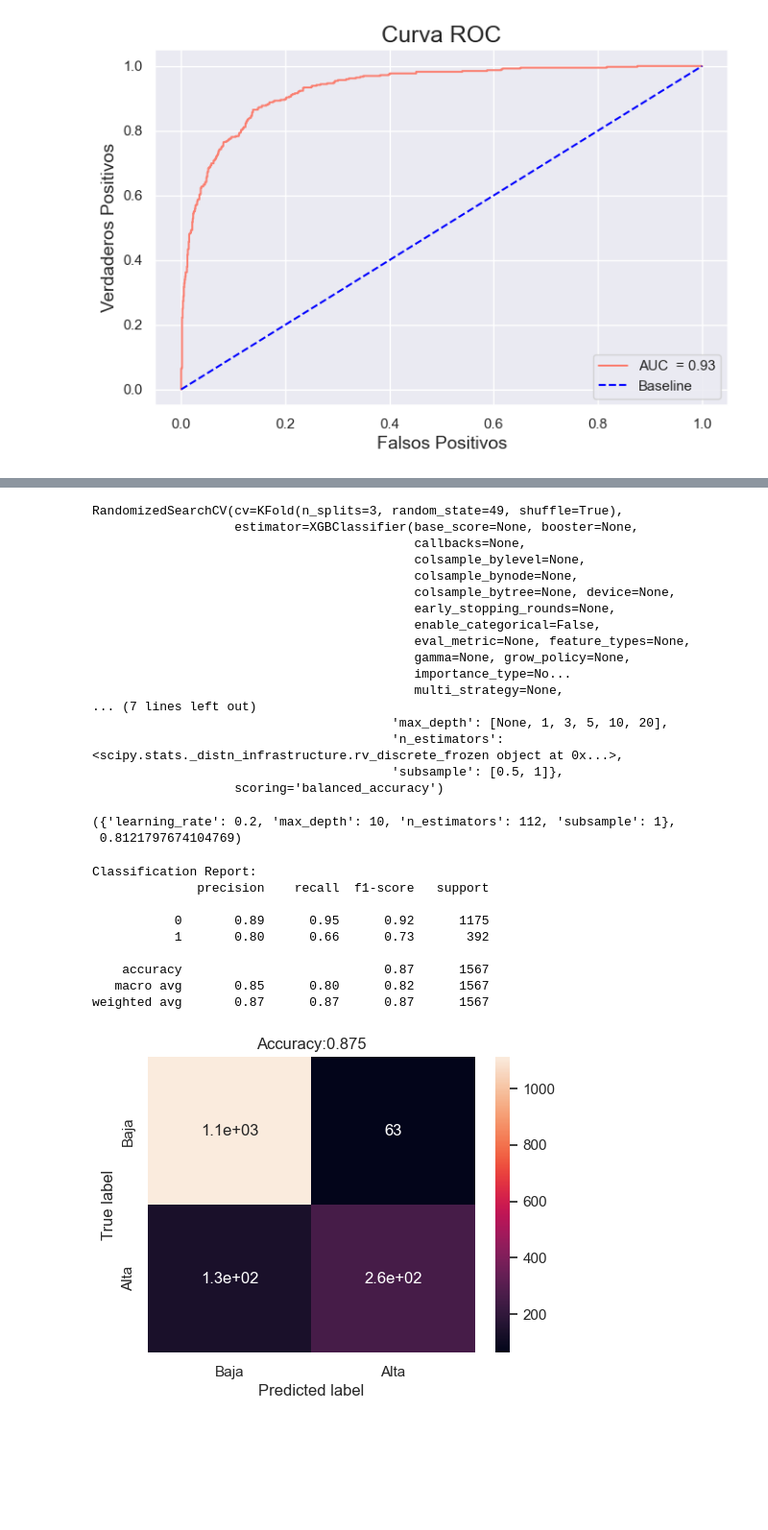
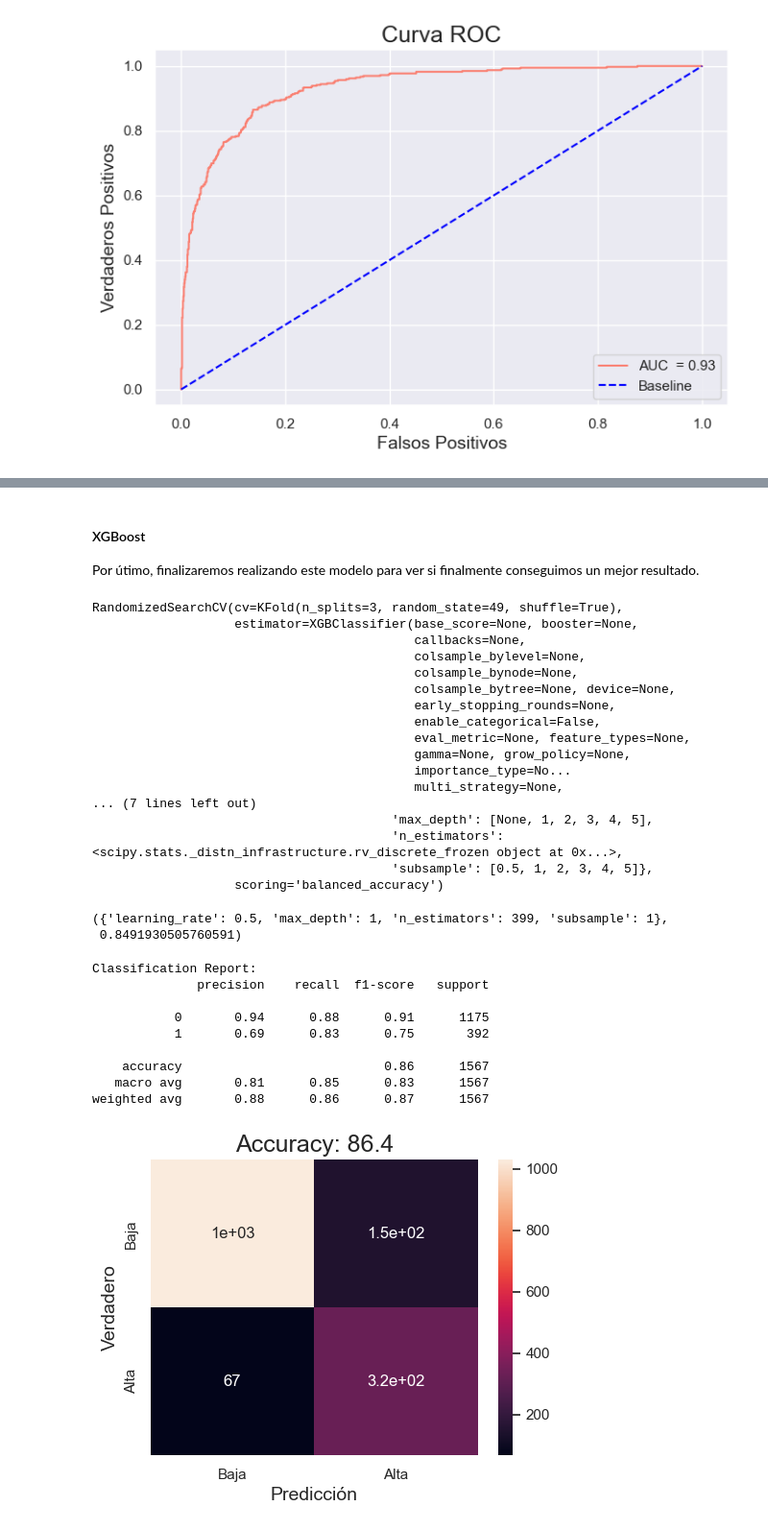
Before and after one commit to celiiaaa/Energy_Prediction_System, a Jupyter notebook: main.ipynb, the cells around one changed output, grey strips where cells are left out. Shown at 96% size. Cells and saved outputs as stored; diff of their text form; code cells hidden in the pictures; blank space fills up the shorter version.

```diff
--- a/main.ipynb
+++ b/main.ipynb
@@ -1979,28 +1979,26 @@ plt.show()
+# %% [markdown]
+#### XGBoost
+
+Por útimo, finalizaremos realizando este modelo para ver si finalmente conseguimos un mejor resultado.
 # %%
 from xgboost import XGBClassifier
-import multiprocessing
 
 # espacio de búsqueda
-param_grid = {'max_depth'        : [None, 1, 3, 5, 10, 20],
-              'subsample'        : [0.5, 1],
-              'learning_rate'    : [0.05, 0.1, 0.2, 0.3, 0.4, 0.5, 0.6, 0.7, 0.8, 0.9, 1],
-              'n_estimators'     : sp_randint(50, 500)
-              }
+param_grid = {'max_depth'        : [None, 1, 2, 3, 4, 5],
+              'subsample'        : [0.5, 1, 2, 3, 4, 5],
+              'learning_rate'    : [0.1, 0.2, 0.3, 0.4, 0.5, 0.6, 0.7, 0.8, 0.9],
+              'n_estimators'     : sp_randint(50, 500)}
 
 # Búsqueda por random search con validación cruzada
 # ==============================================================================
 inner = KFold(n_splits=3, shuffle=True, random_state=49)
-budget = 100
-
-pos = sum(y_train_clf == 1)
-neg = sum(y_train_clf == 0)
-ratio = pos/neg
+budget = 400
 
 clf_xgb = RandomizedSearchCV(
-    estimator  = XGBClassifier(random_state = 49, scale_pos_weight = ratio), #scale_pos_weight
+    estimator  = XGBClassifier(random_state = 49, scale_pos_weight = sum(y_train_clf==0)/sum(y_train_clf==1)),
     param_distributions= param_grid,
     scoring    = 'balanced_accuracy',
-    n_jobs     = multiprocessing.cpu_count() - 1,
+    n_jobs     = -1,
     cv         = inner,
     refit      = True,
     verbose    = 0,
@@ -2022,16 +2020,16 @@ RandomizedSearchCV(cv=KFold(n_splits=3, random_state=49, shuffle=True),
                                            importance_type=No...
                                            multi_strategy=None,
 ... (7 lines left out)
-                                        'max_depth': [None, 1, 3, 5, 10, 20],
+                                        'max_depth': [None, 1, 2, 3, 4, 5],
                                         'n_estimators': <scipy.stats._distn_infrastructure.rv_discrete_frozen object at 0x...>,
-                                        'subsample': [0.5, 1]},
+                                        'subsample': [0.5, 1, 2, 3, 4, 5]},
                    scoring='balanced_accuracy')
 # %%
 # Mostrar los mejores parametros
 clf_xgb.best_params_, clf_xgb.best_score_
 # %% [output]
-({'learning_rate': 0.2, 'max_depth': 10, 'n_estimators': 112, 'subsample': 1},
- 0.8121797674104769)
+({'learning_rate': 0.5, 'max_depth': 1, 'n_estimators': 399, 'subsample': 1},
+ 0.8491930505760591)
 # %%
 y_test_pred = clf_xgb.predict(X_test_clf)
 result = metrics.classification_report(y_test_clf, y_test_pred)
@@ -2041,28 +2039,28 @@ print (result)
 Classification Report:
               precision    recall  f1-score   support
 
-           0       0.89      0.95      0.92      1175
-           1       0.80      0.66      0.73       392
+           0       0.94      0.88      0.91      1175
+           1       0.69      0.83      0.75       392
 
-    accuracy                           0.87      1567
-   macro avg       0.85      0.80      0.82      1567
-weighted avg       0.87      0.87      0.87      1567
+    accuracy                           0.86      1567
+   macro avg       0.81      0.85      0.83      1567
+weighted avg       0.88      0.86      0.87      1567
 # %%
 # Creates a confusion matrix
 cm = metrics.confusion_matrix(y_test_clf, y_test_pred)
-accuracy = metrics.accuracy_score(y_test_clf, y_test_pred)
+accuracy = metrics.accuracy_score(y_test_clf, y_test_pred) * 100
 # Transform to df for easier plotting
 cm_df = pd.DataFrame(cm,
                      index = ['Baja','Alta'],
                      columns = ['Baja','Alta'])
 plt.figure(figsize=(5.5,4))
 sns.heatmap(cm_df, annot=True)
-plt.title('Accuracy:{0:.3f}'.format(accuracy))
-plt.ylabel('True label')
-plt.xlabel('Predicted label')
+plt.title('Accuracy: {0:.1f}'.format(accuracy), size=18)
+plt.ylabel('Verdadero', size=14)
+plt.xlabel('Predicción', size=14)
 plt.show()
 # %% [output]
-[figure, old version]
+[figure, new version]
 # %%
 #Obtenemos las curva ROC y el área bajo la curva (AUC)
 
```
Also changed, not shown: parts of 4 cells of this notebook.
